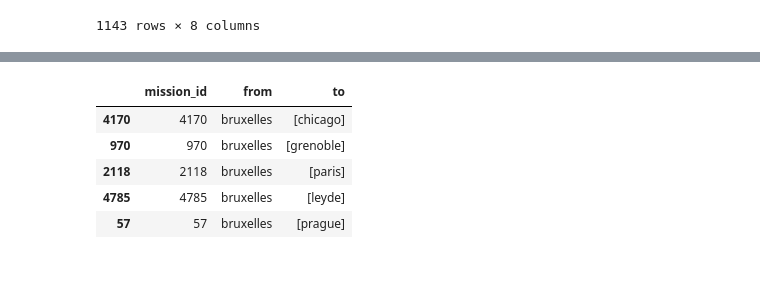
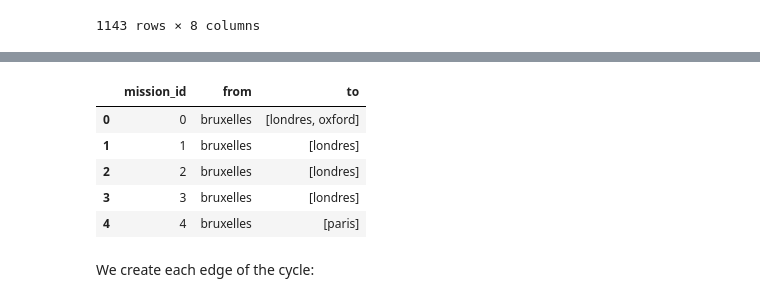
Before and after one commit to jlandercy/cookbook, a Jupyter notebook: python/api/SEM/BEP/01_Missions_Conditioning.ipynb, the cells around one changed output, grey strips where cells are left out. Saved outputs shown, nothing was run; the diff lists cells and outputs as text; code cells hidden in the pictures; blank space fills up the shorter version.

```diff
--- a/python/api/SEM/BEP/01_Missions_Conditioning.ipynb
+++ b/python/api/SEM/BEP/01_Missions_Conditioning.ipynb
@@ -118,14 +259,16 @@ geocode
 # %%
 travels = df.groupby("mission_id").agg({'from_city': 'first', 'dest_city': list}, default='first')
 travels = travels.reset_index().rename(columns={'from_city': 'from', 'dest_city': 'to'}).dropna()
-travels.sample(5)
+travels.head(5)
 # %% [output]
 |  | mission_id | from | to |
-| 4170 | 4170 | bruxelles | [chicago] |
-| 970 | 970 | bruxelles | [grenoble] |
-| 2118 | 2118 | bruxelles | [paris] |
-| 4785 | 4785 | bruxelles | [leyde] |
-| 57 | 57 | bruxelles | [prague] |
+| 0 | 0 | bruxelles | [londres, oxford] |
+| 1 | 1 | bruxelles | [londres] |
+| 2 | 2 | bruxelles | [londres] |
+| 3 | 3 | bruxelles | [londres] |
+| 4 | 4 | bruxelles | [paris] |
+# %% [markdown]
+We create each edge of the cycle:
 # %%
 travels['chain'] = travels.apply(lambda x: [x['from']] + x['to'] + [x['from']], axis=1)
 travels = travels.explode('chain')
```
Also changed, not shown: parts of 46 cells of this notebook, 2 other files.
